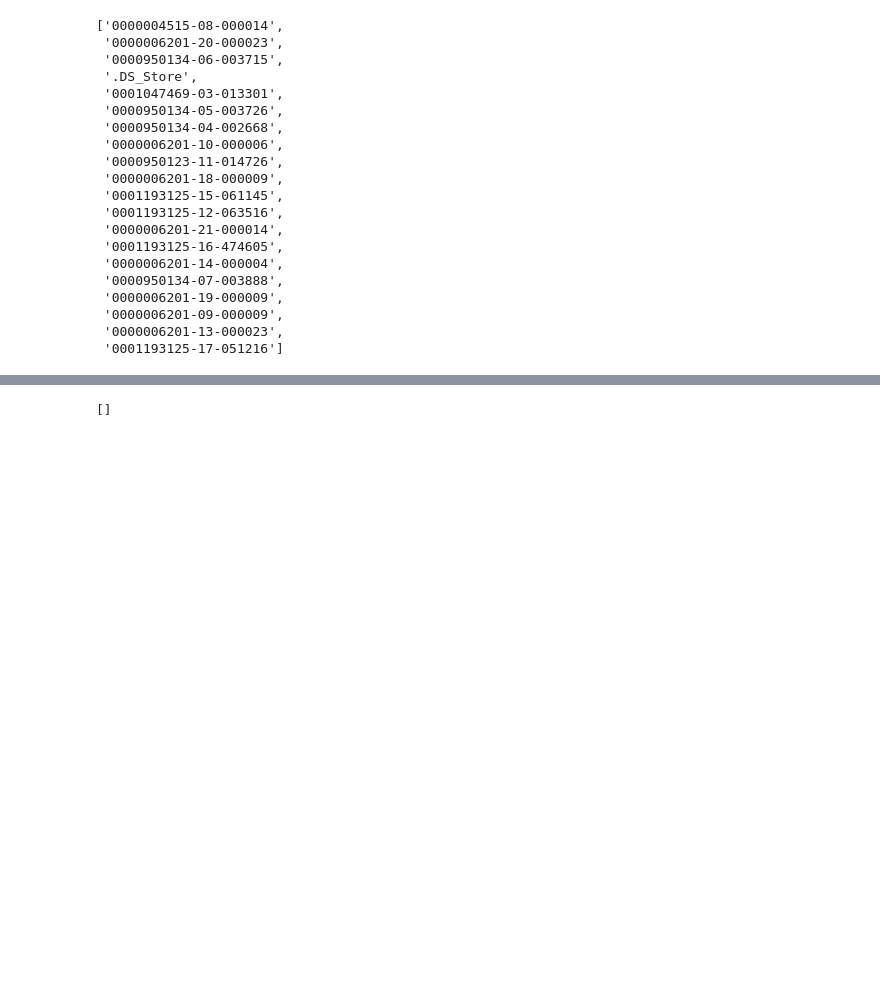
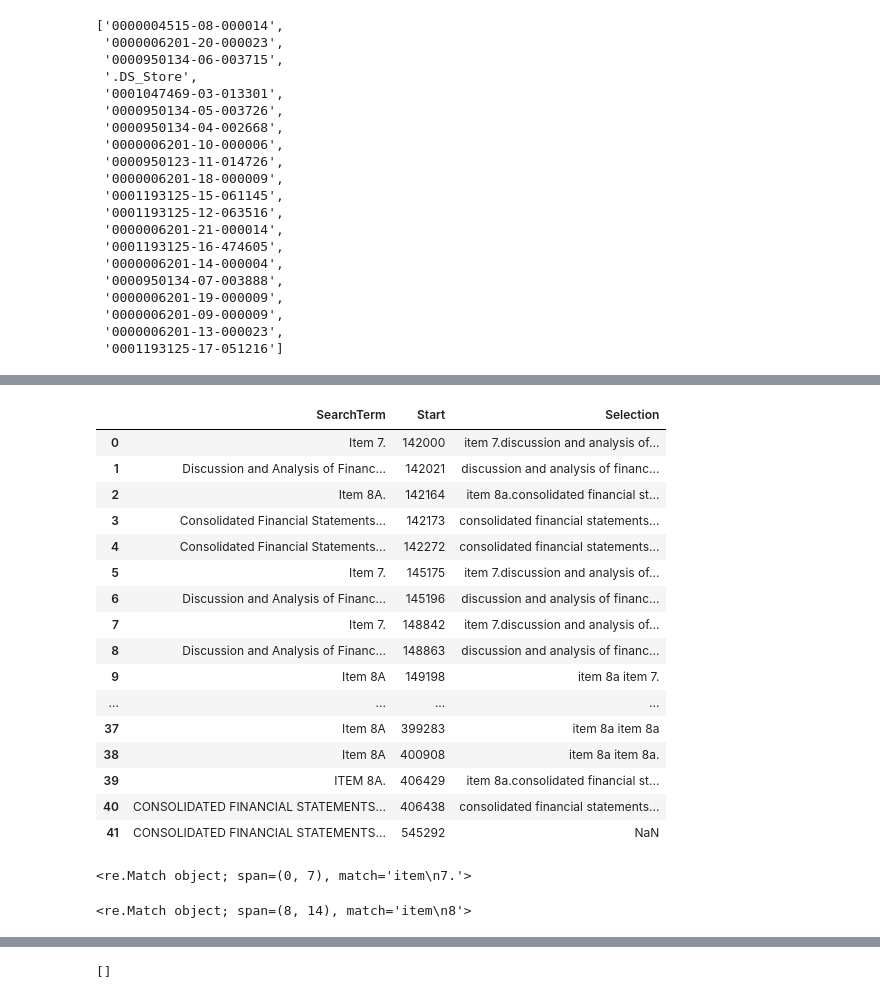
Before and after one commit to lkrenn/10K-10Q-NLP-Project, a Jupyter notebook: Step1-Data/AAL_Parse_Item7Only.ipynb, the cells around one changed output, grey strips where cells are left out. Cells and saved outputs as stored; diff of their text form; code cells hidden in the pictures; blank space fills up the shorter version.

```diff
--- a/Step1-Data/AAL_Parse_Item7Only.ipynb
+++ b/Step1-Data/AAL_Parse_Item7Only.ipynb
@@ -317,10 +319,12 @@ os.listdir("sec-edgar-filings/AAL/10-K/")
 item7 = {}
 
 # Loop through each file
-for filing in os.listdir("sec-edgar-filings/AAL/10-K/")[1:]:
+for filing in os.listdir("sec-edgar-filings/AAL/10-K/")[1:2]:
 
     if filing == '.DS_Store':
         continue
+
+    print(filing)
 
 #     if int(filing[11:13]) >= 9:
 #         continue
@@ -336,11 +340,14 @@ for filing in os.listdir("sec-edgar-filings/AAL/10-K/")[1:]:
 
     TenKtext = ' '.join(cleaned_soup.split())
 
-    # Set up the regex pattern
-    matches = re.compile(r'(item\s(7[\.\s]|(8A|8)[\.\s])|'
-                     '(|management\x92s\s)discussion\sand\sanalysis\sof\s(consolidated\sfinancial|financial)\scondition|'
-                     '(consolidated\sfinancial|financial)\sstatements(|\sand\ssupplementary\sdata))', re.IGNORECASE)
+    #Set up the regex pattern
+#     matches = re.compile(r'(item\s(7[\.\s]|(8A|8)[\.\s])|'
+#                     '(|management\x92s\s)discussion\sand\sanalysis\sof\s(consolidated\sfinancial|financial)\scondition|'
+#                     '(consolidated\sfinancial|financial)\sstatements(|\sand\ssupplementary\sdata))', re.IGNORECASE)
 
+    matches = re.compile(r'(item\s(7[\.\s]|8(A|)[\.\s])|'
+                             'discussion\sand\sanalysis\sof\s(consolidated\sfinancial|financial)\scondition|'
+                             '(consolidated\sfinancial|financial)\sstatements\sand\ssupplementary\sdata)', re.IGNORECASE)
 
     matches_array = pd.DataFrame([(match.group(), match.start()) for match in matches.finditer(TenKtext)])
     matches_array.head()
@@ -361,7 +368,11 @@ for filing in os.listdir("sec-edgar-filings/AAL/10-K/")[1:]:
 
     # Set up 'Item 7/8 Search Pattern' regex patterns
     matches_item7 = re.compile(r'(item\s7\.(management\x92s|discussion)\s[a-z]*)')
-    matches_item8 = re.compile(r'(item\s8(|.)\.(|consolidated\sfinancial|financial)\s[a-z]*)')
+    matches_item8 = re.compile(r'(item\s8(a|)\.(|consolidated\sfinancial|financial)\s[a-z]*)')
+
+    # Set up 'Item 7/8 Search Pattern' regex patterns
+    #matches_item7 = re.compile(r'(item\s7\.)')
+    #matches_item8 = re.compile(r'(item\s8(a|)\.)')
 
     # Lists to store the locations of Item 7/8 Search Pattern matches
     Start_Loc = []
@@ -370,15 +381,17 @@ for filing in os.listdir("sec-edgar-filings/AAL/10-K/")[1:]:
     # Find and store the locations of Item 7/8 Search Pattern matches
     count = 0 # Set up counter
 
-    while count < (Rows-1): # Can only iterate to the second last row
+    for i in range(Rows-1):#while count < (Rows-1): # Can only iterate to the second last row
 
         # Match Item 7 Search Pattern
-        if re.match(matches_item7, matches_array.at[count,'Selection']):
+        #if re.match(matches_item7, matches_array.at[count,'Selection']):
+        if re.search(matches_item7, matches_array.at[i,'Selection']):
             # Column 1 = 'Start' columnn in 'matches_array'
             Start_Loc.append(matches_array.iloc[count,1]) # Store in list => Item 7 will be the starting location (column '1' = 'Start' column)
 
         # Match Item 8 Search Pattern
-        if re.match(matches_item8, matches_array.at[count,'Selection']):
+        #if re.match(matches_item8, matches_array.at[count,'Selection']):
+        if re.search(matches_item8, matches_array.at[i,'Selection']):
             End_Loc.append(matches_array.iloc[count,1])
 
         count += 1
@@ -387,14 +400,17 @@ for filing in os.listdir("sec-edgar-filings/AAL/10-K/")[1:]:
     if len(Start_Loc) > 1 and len(End_Loc) >1:
         TenKItem7 = TenKtext[Start_Loc[1]:End_Loc[1]]
 
-    elif len(Start_Loc) == 1 and len(End_Loc)  == 1:
+    else:
         TenKItem7 = TenKtext[Start_Loc[0]:End_Loc[0]]
 
-    elif len(Start_Loc) > 1 and len(End_Loc)  == 1:
-        TenKItem7 = TenKtext[Start_Loc[1]:End_Loc[0]]
+#     elif len(Start_Loc) == 1 and len(End_Loc)  == 1:
+#         TenKItem7 = TenKtext[Start_Loc[0]:End_Loc[0]]
 
-    else:
-        TenKItem7 = TenKtext[Start_Loc[0]:End_Loc[1]]
+#     elif len(Start_Loc) > 1 and len(End_Loc)  == 1:
+#         TenKItem7 = TenKtext[Start_Loc[1]:End_Loc[0]]
+
+#     else:
+#         TenKItem7 = TenKtext[Start_Loc[0]:End_Loc[1]]
 
     # Clean newly extracted text
     TenKItem7 = TenKItem7.strip() # Remove starting/ending white spaces
@@ -438,3 +458,32 @@ matches = re.compile(r'(item\s(7[\.\s]|8(.|)[\.\s])|'
+# %%
+matches_array
+# %% [output]
+|  | SearchTerm | Start | Selection |
+| 0 | Item 7. | 142000 | item 7.discussion and analysis of... |
+| 1 | Discussion and Analysis of Financ... | 142021 | discussion and analysis of financ... |
+| 2 | Item 8A. | 142164 | item 8a.consolidated financial st... |
+| 3 | Consolidated Financial Statements... | 142173 | consolidated financial statements... |
+| 4 | Consolidated Financial Statements... | 142272 | consolidated financial statements... |
+| 5 | Item 7. | 145175 | item 7.discussion and analysis of... |
+| 6 | Discussion and Analysis of Financ... | 145196 | discussion and analysis of financ... |
+| 7 | Item 7. | 148842 | item 7.discussion and analysis of... |
+| 8 | Discussion and Analysis of Financ... | 148863 | discussion and analysis of financ... |
+| 9 | Item 8A | 149198 | item 8a item 7. |
+| ... | ... | ... | ... |
+| 37 | Item 8A | 399283 | item 8a item 8a |
+| 38 | Item 8A | 400908 | item 8a item 8a. |
+| 39 | ITEM 8A. | 406429 | item 8a.consolidated financial st... |
+| 40 | CONSOLIDATED FINANCIAL STATEMENTS... | 406438 | consolidated financial statements... |
+| 41 | CONSOLIDATED FINANCIAL STATEMENTS... | 545292 | NaN |
+# %%
+re.search(matches_item7, matches_array.at[0,'Selection'])
+# %% [output]
+<re.Match object; span=(0, 7), match='item\n7.'>
+# %%
+matches_item8 = re.compile(r'(item\s8(a|)\.)')
+re.match(matches_item8, matches_array.at[0,'Selection'])
+# %% [output]
+<re.Match object; span=(8, 14), match='item\n8'>
 # %%
 End_Loc
 # %% [output]
```
Also changed, not shown: parts of 33 cells of this notebook.
